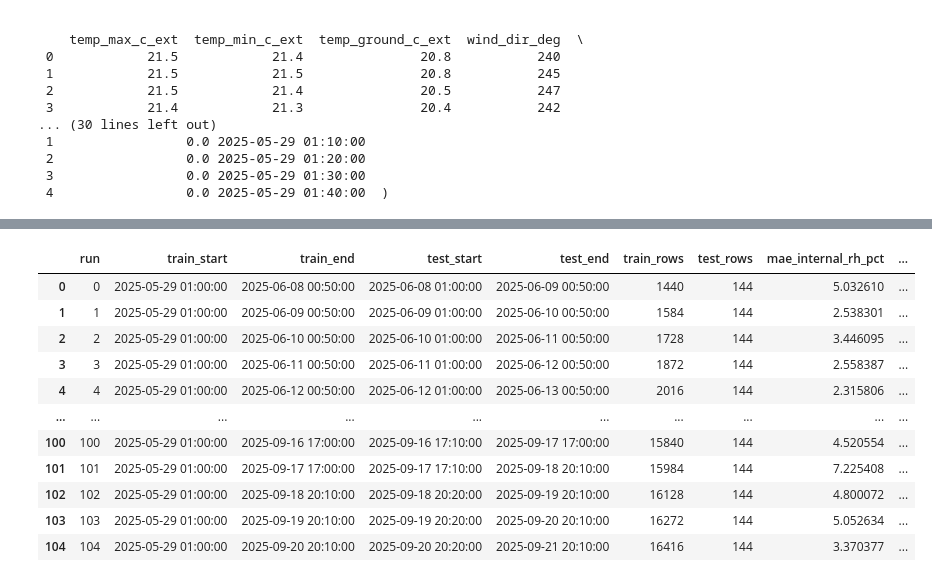
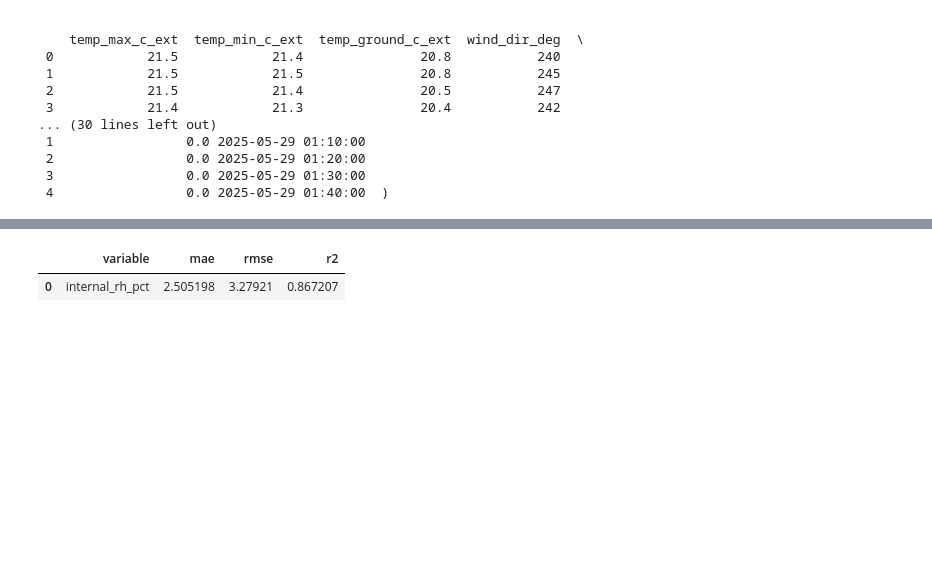
Before and after one commit to EliyahuEden/final_data_file, a Jupyter notebook: greenhouse_time_series_walkforward.ipynb, the cells around one changed output, grey strips where cells are left out. Drawn from its saved outputs; the diff is of its cells as text; code cells hidden in the pictures; blank space fills up the shorter version.

```diff
--- a/greenhouse_time_series_walkforward.ipynb
+++ b/greenhouse_time_series_walkforward.ipynb
@@ -357,31 +357,52 @@ def walk_forward(df, feature_cols, target_cols, model, train_window=TRAIN_WINDOW
 
     return pd.DataFrame(metrics), pd.concat(preds, ignore_index=True)
 # %%
+
 """
-Two-stage approach:
-  1) Predict internal_air_temp_c, internal_radiation, ET0 using externals.
-  2) Use externals + those predictions to predict internal_rh_pct.
+Run flags to control which stages execute. Stage 2 (RH) only needs external features, so it can be run by itself.
 """
 
-# Stage 1
+RUN_STAGE1 = False  # set False to skip Stage 1 training/inference
+RUN_STAGE2 = True  # set False to skip Stage 2 RH model
+
 stage1_targets = ["internal_air_temp_c", "internal_radiation", "ET0"]
 stage1_pred_cols = [f"pred_{t}" for t in stage1_targets]
-metrics_stage1, preds_stage1 = walk_forward(data, feature_cols, stage1_targets, base_estimator, max_train_rows=MAX_TRAIN_ROWS)
-display(metrics_stage1)
 
-# Latest predictions per timestamp
-pred_latest = (
-    preds_stage1.sort_values("timestamp")
-    .drop_duplicates(subset=["timestamp"], keep="last")
-    [["timestamp"] + stage1_pred_cols]
-)
-data_stage2 = data.merge(pred_latest, on="timestamp", how="left")
+# Stage 2 (RH) uses only external features
+rh_features = [c for c in feature_cols if c not in stage1_targets + ["internal_rh_pct"]]
+rh_feature_cols = rh_features
 
-# Stage 2: RH using externals + stage1 predictions (no actual internals)
-rh_features = [c for c in feature_cols if c not in stage1_targets + ["internal_rh_pct"]]
-rh_feature_cols = rh_features + stage1_pred_cols
-metrics_rh, preds_rh = walk_forward(data_stage2, rh_feature_cols, ["internal_rh_pct"], base_estimator, max_train_rows=MAX_TRAIN_ROWS)
-display(metrics_rh)
+metrics_stage1 = preds_stage1 = None
+metrics_rh = preds_rh = None
+
+data_stage2 = data.copy()
+
+# --- Stage 1 ---
+if RUN_STAGE1:
+    metrics_stage1, preds_stage1 = walk_forward(
+        data, feature_cols, stage1_targets, base_estimator, max_train_rows=MAX_TRAIN_ROWS
+    )
+    display(metrics_stage1)
+
+    # Latest predictions per timestamp (kept for optional inspection/exports)
+    pred_latest = (
+        preds_stage1.sort_values("timestamp")
+        .drop_duplicates(subset=["timestamp"], keep="last")
+        [["timestamp"] + stage1_pred_cols]
+    )
+    data_stage2 = data.merge(pred_latest, on="timestamp", how="left")
+else:
+    print("Stage 1 skipped (RUN_STAGE1=False)")
+
+# --- Stage 2 (RH) ---
+if RUN_STAGE2:
+    metrics_rh, preds_rh = walk_forward(
+        data_stage2, rh_feature_cols, ["internal_rh_pct"], base_estimator, max_train_rows=MAX_TRAIN_ROWS
+    )
+    display(metrics_rh)
+else:
+    print("Stage 2 skipped (RUN_STAGE2=False)")
+
 
 def summarize_metrics(metrics_df, targets):
     rows = []
@@ -389,20 +410,26 @@ def summarize_metrics(metrics_df, targets):
         row = {"variable": t}
         for metric in ("mae", "rmse", "r2"):
             col = f"{metric}_{t}"
-            if col in metrics_df:
+            if metrics_df is not None and col in metrics_df:
                 row[metric] = metrics_df[col].mean()
         rows.append(row)
     return rows
 
-summary_rows = []
-summary_rows += summarize_metrics(metrics_stage1, stage1_targets)
-summary_rows += summarize_metrics(metrics_rh, ["internal_rh_pct"])
-summary = pd.DataFrame(summary_rows)
-display(summary)
+# Show summaries separately
+if metrics_stage1 is not None:
+    summary_stage1 = pd.DataFrame(summarize_metrics(metrics_stage1, stage1_targets))
+    display(summary_stage1)
+
+if metrics_rh is not None:
+    summary_rh = pd.DataFrame(summarize_metrics(metrics_rh, ["internal_rh_pct"]))
+    display(summary_rh)
 
 # Optional saves
-metrics_stage1.to_csv("stage1_metrics.csv", index=False)
-preds_stage1.to_csv("stage1_predictions.csv", index=False)
-metrics_rh.to_csv("rh_metrics_stage2.csv", index=False)
-preds_rh.to_csv("rh_predictions_stage2.csv", index=False)
+if metrics_stage1 is not None:
+    metrics_stage1.to_csv("stage1_metrics.csv", index=False)
+    preds_stage1.to_csv("stage1_predictions.csv", index=False)
+
+if metrics_rh is not None:
+    metrics_rh.to_csv("rh_metrics_stage2.csv", index=False)
+    preds_rh.to_csv("rh_predictions_stage2.csv", index=False)
 # %% [output]
@@ -456,12 +466,2 @@ Run 104: train 16416 rows (2025-05-29 01:00:00 -> 2025-09-20 20:10:00), test 144
-|  | run | train_start | train_end | test_start | test_end | train_rows | test_rows | mae_internal_rh_pct | ... |
-| 0 | 0 | 2025-05-29 01:00:00 | 2025-06-08 00:50:00 | 2025-06-08 01:00:00 | 2025-06-09 00:50:00 | 1440 | 144 | 5.032610 | ... |
-| 1 | 1 | 2025-05-29 01:00:00 | 2025-06-09 00:50:00 | 2025-06-09 01:00:00 | 2025-06-10 00:50:00 | 1584 | 144 | 2.538301 | ... |
-| 2 | 2 | 2025-05-29 01:00:00 | 2025-06-10 00:50:00 | 2025-06-10 01:00:00 | 2025-06-11 00:50:00 | 1728 | 144 | 3.446095 | ... |
-| 3 | 3 | 2025-05-29 01:00:00 | 2025-06-11 00:50:00 | 2025-06-11 01:00:00 | 2025-06-12 00:50:00 | 1872 | 144 | 2.558387 | ... |
-| 4 | 4 | 2025-05-29 01:00:00 | 2025-06-12 00:50:00 | 2025-06-12 01:00:00 | 2025-06-13 00:50:00 | 2016 | 144 | 2.315806 | ... |
-| ... | ... | ... | ... | ... | ... | ... | ... | ... | ... |
-| 100 | 100 | 2025-05-29 01:00:00 | 2025-09-16 17:00:00 | 2025-09-16 17:10:00 | 2025-09-17 17:00:00 | 15840 | 144 | 4.520554 | ... |
-| 101 | 101 | 2025-05-29 01:00:00 | 2025-09-17 17:00:00 | 2025-09-17 17:10:00 | 2025-09-18 20:10:00 | 15984 | 144 | 7.225408 | ... |
-| 102 | 102 | 2025-05-29 01:00:00 | 2025-09-18 20:10:00 | 2025-09-18 20:20:00 | 2025-09-19 20:10:00 | 16128 | 144 | 4.800072 | ... |
-| 103 | 103 | 2025-05-29 01:00:00 | 2025-09-19 20:10:00 | 2025-09-19 20:20:00 | 2025-09-20 20:10:00 | 16272 | 144 | 5.052634 | ... |
-| 104 | 104 | 2025-05-29 01:00:00 | 2025-09-20 20:10:00 | 2025-09-20 20:20:00 | 2025-09-21 20:10:00 | 16416 | 144 | 3.370377 | ... |
+|  | variable | mae | rmse | r2 |
+| 0 | internal_rh_pct | 2.505198 | 3.27921 | 0.867207 |
```
Also changed, not shown: parts of 7 cells of this notebook, 2 other files.
